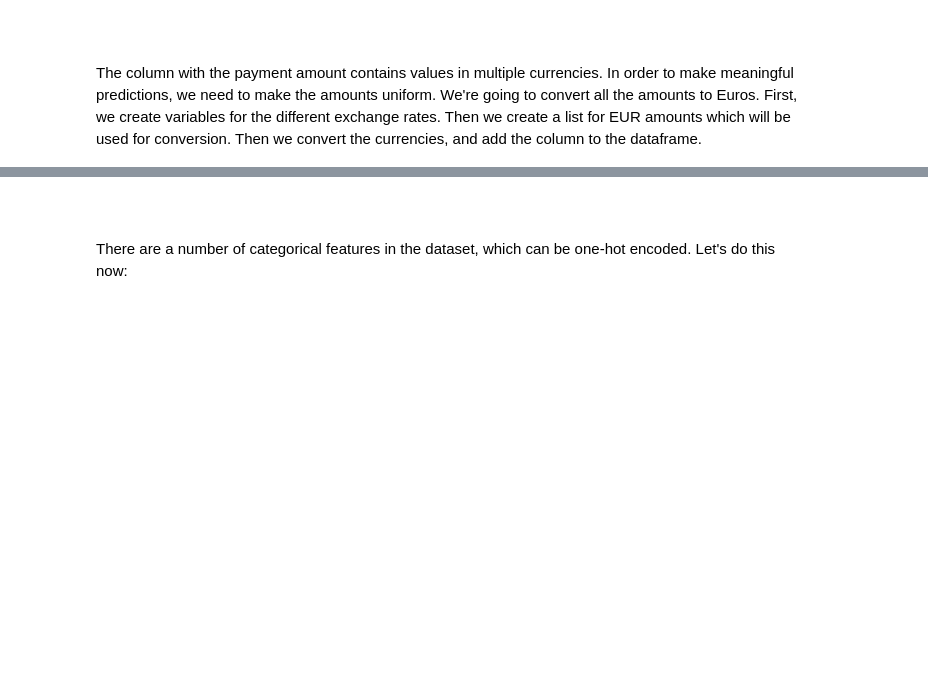
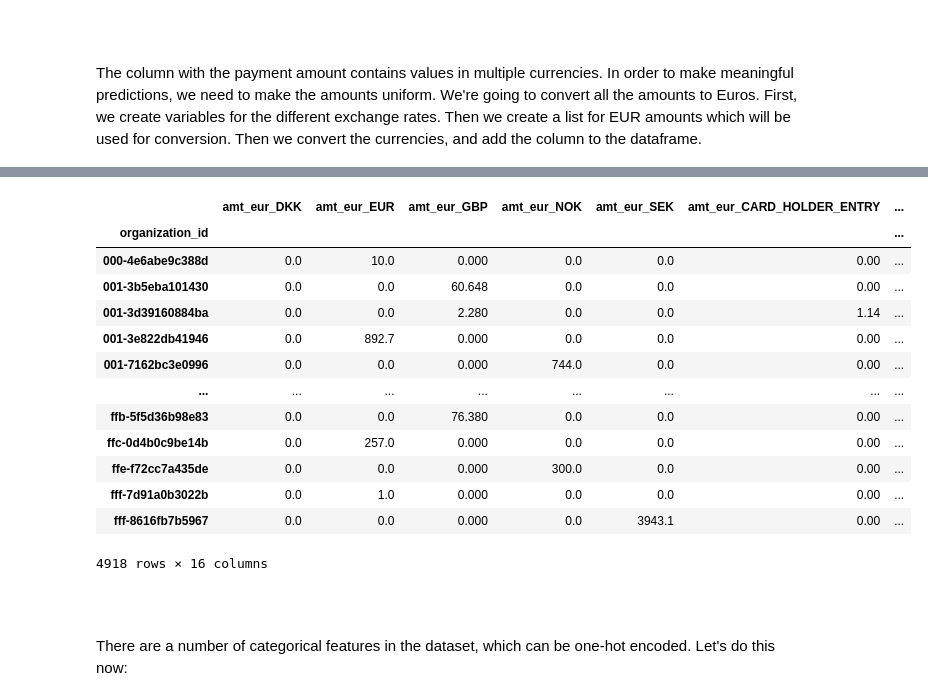
Before and after one commit to ssantic/iZettle-Homework, a Jupyter notebook: iZettle-Srdjan_Santic.ipynb, the cells around one changed output, grey strips where cells are left out. Saved outputs shown, nothing was run; the diff lists cells and outputs as text; code cells hidden in the pictures; blank space fills up the shorter version.

```diff
--- a/iZettle-Srdjan_Santic.ipynb
+++ b/iZettle-Srdjan_Santic.ipynb
@@ -183,0 +143,17 @@ master_df['amt_61_to_90_days_sum'] = amt_61_to_90_days
+# %%
+features_df
+# %% [output]
+|  | amt_eur_DKK | amt_eur_EUR | amt_eur_GBP | amt_eur_NOK | amt_eur_SEK | amt_eur_CARD_HOLDER_ENTRY | ... |
+| organization_id |  |  |  |  |  |  | ... |
+| 000-4e6abe9c388d | 0.0 | 10.0 | 0.000 | 0.0 | 0.0 | 0.00 | ... |
+| 001-3b5eba101430 | 0.0 | 0.0 | 60.648 | 0.0 | 0.0 | 0.00 | ... |
+| 001-3d39160884ba | 0.0 | 0.0 | 2.280 | 0.0 | 0.0 | 1.14 | ... |
+| 001-3e822db41946 | 0.0 | 892.7 | 0.000 | 0.0 | 0.0 | 0.00 | ... |
+| 001-7162bc3e0996 | 0.0 | 0.0 | 0.000 | 744.0 | 0.0 | 0.00 | ... |
+| ... | ... | ... | ... | ... | ... | ... | ... |
+| ffb-5f5d36b98e83 | 0.0 | 0.0 | 76.380 | 0.0 | 0.0 | 0.00 | ... |
+| ffc-0d4b0c9be14b | 0.0 | 257.0 | 0.000 | 0.0 | 0.0 | 0.00 | ... |
+| ffe-f72cc7a435de | 0.0 | 0.0 | 0.000 | 300.0 | 0.0 | 0.00 | ... |
+| fff-7d91a0b3022b | 0.0 | 1.0 | 0.000 | 0.0 | 0.0 | 0.00 | ... |
+| fff-8616fb7b5967 | 0.0 | 0.0 | 0.000 | 0.0 | 3943.1 | 0.00 | ... |
+4918 rows × 16 columns
```
Also changed, not shown: parts of 16 cells of this notebook.
